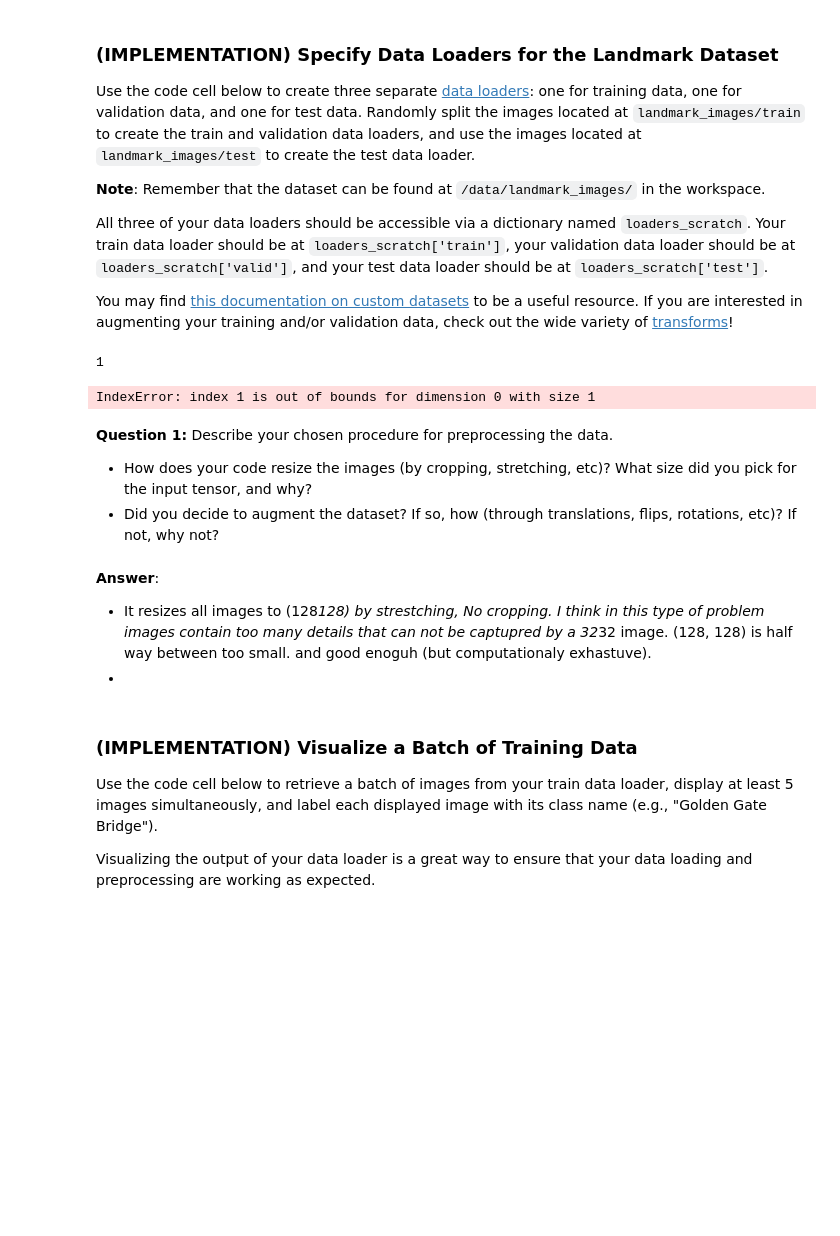
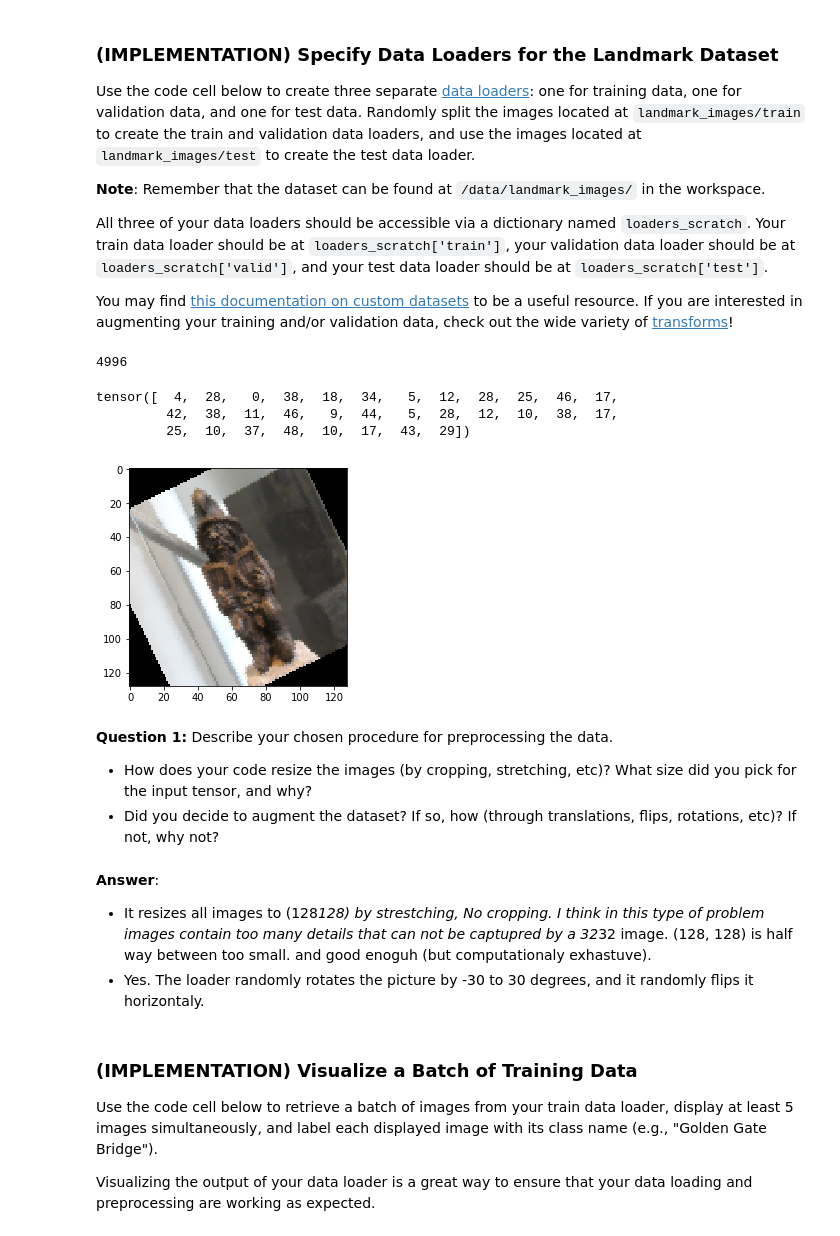
Before and after one commit to YazeedS/Landmarks_CNN, a Jupyter notebook: landmark.ipynb, the cells around one changed output. Saved outputs shown, nothing was run; the diff lists cells and outputs as text; code cells hidden in the pictures; blank space fills up the shorter version.

```diff
--- a/landmark.ipynb
+++ b/landmark.ipynb
@@ -91,5 +89,5 @@ import matplotlib.pyplot as plt
 # %%
-data_dir = 'images'
+data_dir = 'data'
 train_dir = os.path.join(data_dir, 'train/')
 test_dir = os.path.join(data_dir, 'test/')
 # %%
@@ -103,6 +101,7 @@ validation_size = 0.2
 transform = transforms.Compose([
     transforms.Resize((128, 128)),
     transforms.RandomRotation(30),
+    transforms.RandomHorizontalFlip(),
     transforms.ToTensor(),
     transforms.Normalize((0.5, 0.5, 0.5), (0.5, 0.5, 0.5))
     ])
@@ -130,16 +129,19 @@ loaders_scratch = {'train': torch.utils.data.DataLoader(train_data, batch_size=b
 # %%
 len(loaders_scratch["train"].dataset)
 # %% [output]
-1
+4996
 # %%
 # playing around
-for images, lables in loaders_scratch["valid"]:
+for images, lables in loaders_scratch["train"]:
     img = images[0]
     img = img / 2 + 0.5  # unnormalize
     plt.imshow(np.transpose(img, (1, 2, 0)))  # convert from Tensor image
     break
 # %% [output]
-IndexError: index 1 is out of bounds for dimension 0 with size 1
+tensor([  4,  28,   0,  38,  18,  34,   5,  12,  28,  25,  46,  17,
+         42,  38,  11,  46,   9,  44,   5,  28,  12,  10,  38,  17,
+         25,  10,  37,  48,  10,  17,  43,  29])
+[figure, added]
 # %% [markdown]
 **Question 1:** Describe your chosen procedure for preprocessing the data.
 - How does your code resize the images (by cropping, stretching, etc)?  What size did you pick for the input tensor, and why?
@@ -147,7 +149,7 @@ IndexError: index 1 is out of bounds for dimension 0 with size 1
 # %% [markdown]
 **Answer**:
 * It resizes all images to (128*128) by strestching, No cropping. I think in this type of problem images contain too many details that can not be captupred by a 32*32 image. (128, 128) is half way between too small. and good enoguh (but computationaly exhastuve).
-*
+* Yes. The loader randomly rotates the picture by -30 to 30 degrees, and it randomly flips it horizontaly.
 # %% [markdown]
 ### (IMPLEMENTATION) Visualize a Batch of Training Data
 
```
Also changed, not shown: parts of 6 cells of this notebook.
